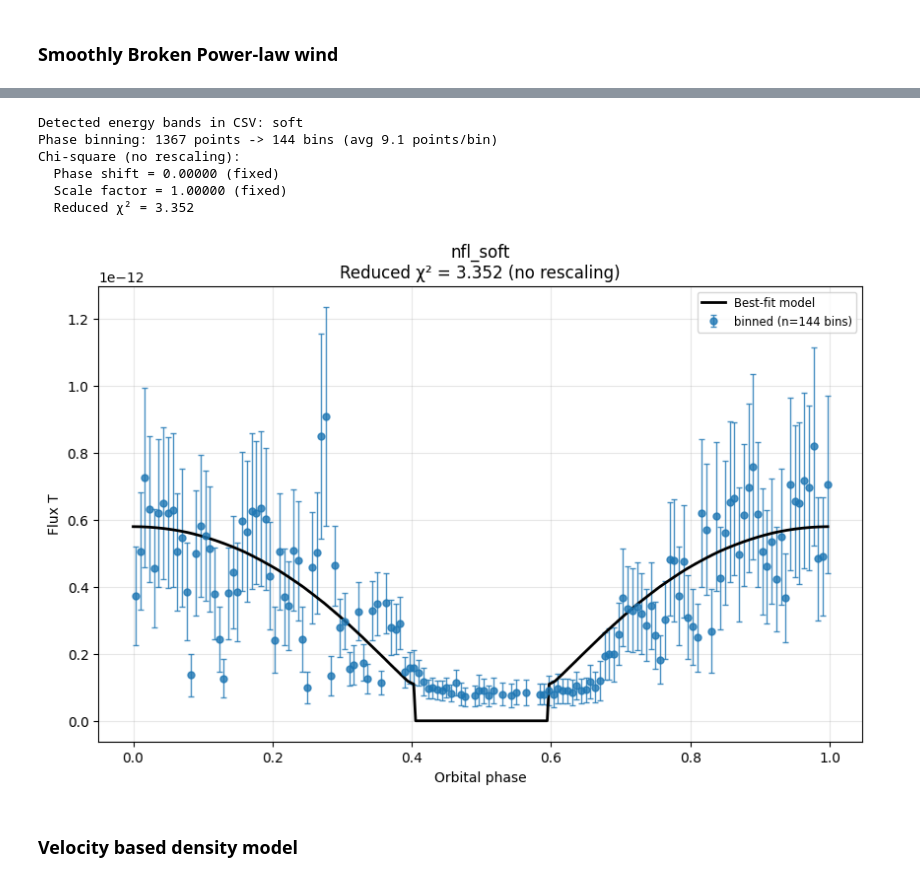
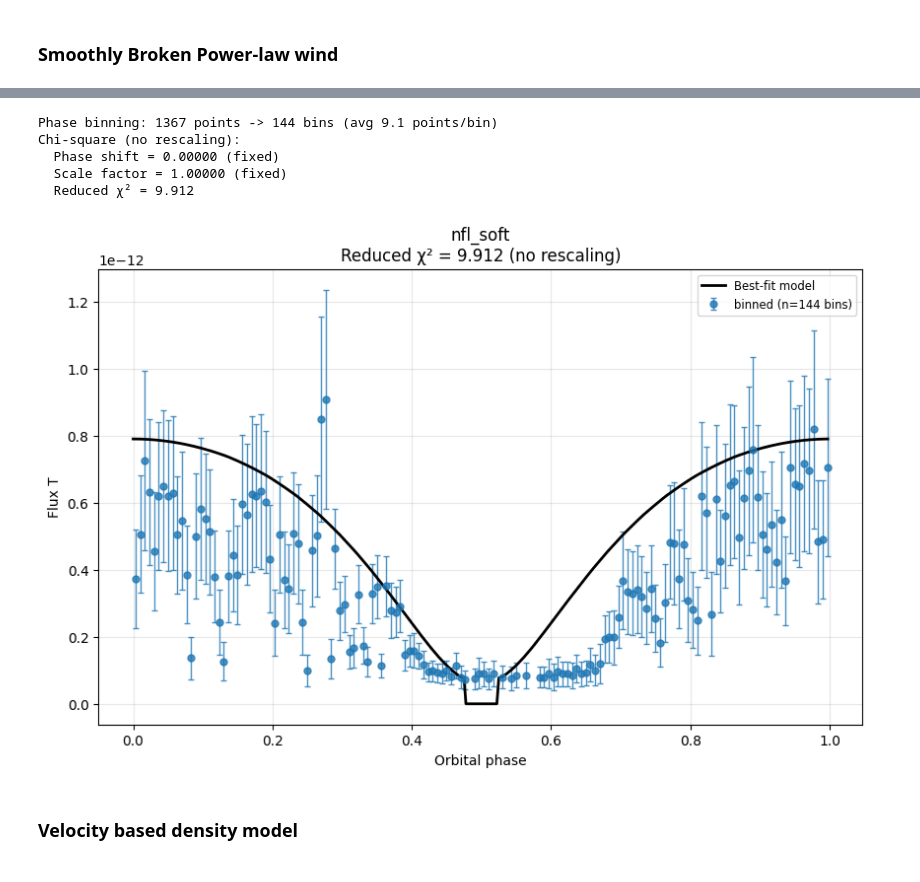
Before and after one commit to Ruchit10/XRB_LightCurve, a Jupyter notebook: xrb_toy_wind_models.ipynb, the cells around one changed output, grey strips where cells are left out. Cells and saved outputs as stored; diff of their text form; code cells hidden in the pictures.

```diff
--- a/xrb_toy_wind_models.ipynb
+++ b/xrb_toy_wind_models.ipynb
@@ -88,47 +39,46 @@ Chi-square (no rescaling):
 # %%
-# Trying different shapes of smooth powerlaw
-wind_params = {"Rb": 7, "p": 3, "Delta": 1}
+# Smooth powerlaw wind model
+wind_params = {"Rb": 24, "p": 3, "Delta": 1}
 sim_df = simulate_lightcurve(
-        r=0.074665,
-        R=2.620185,
-        d1=2.23,
-        d2=1.70,
+        r=0.1,
+        R=8,
+        d1=11,
+        d2=8,
         gma0=-90,
-        i0=22,
+        i0=23,
         dth=1,
         d2h=6,
         dz=0.5,
         verbose=False,
         n_jobs=7,
         flux_method="interpolate",
         flux_csv_path="./analyses/flux_vs_nH_tbabs_15803_soft.csv",
         flux_type="erg",
         lam=0.533545,
         Rmax=None,
         converge_rmax=True,
         wind_model="smooth_pl",
         wind_params=wind_params,
     )
 df = phase_bin_data(
     data_df,
     n_bins=150,
     min_points_per_bin=5,
     rate_column='rate',
     error_column='error',
     verbose=True
 )
 is_binned = True
 sim_columns = detect_flux_columns(sim_df)
 shift, scale, chi2 = fit_simulation(df, sim_df, sim_columns[0], rescale=False)
 plot_phase(df, None, sim_df, shift, scale, sim_columns[0], chi2,
             rescaled=False, obs_column_name=obs_column, is_binned=is_binned)
 # %% [output]
-Detected energy bands in CSV: soft
 Phase binning: 1367 points -> 144 bins (avg 9.1 points/bin)
 Chi-square (no rescaling):
   Phase shift = 0.00000 (fixed)
   Scale factor = 1.00000 (fixed)
-  Reduced χ² = 3.352
+  Reduced χ² = 9.912
-[figure, old version]
+[figure, new version]
 # %% [markdown]
 ### Velocity based density model
```
Also changed, not shown: parts of 8 cells of this notebook, 3 other files.
